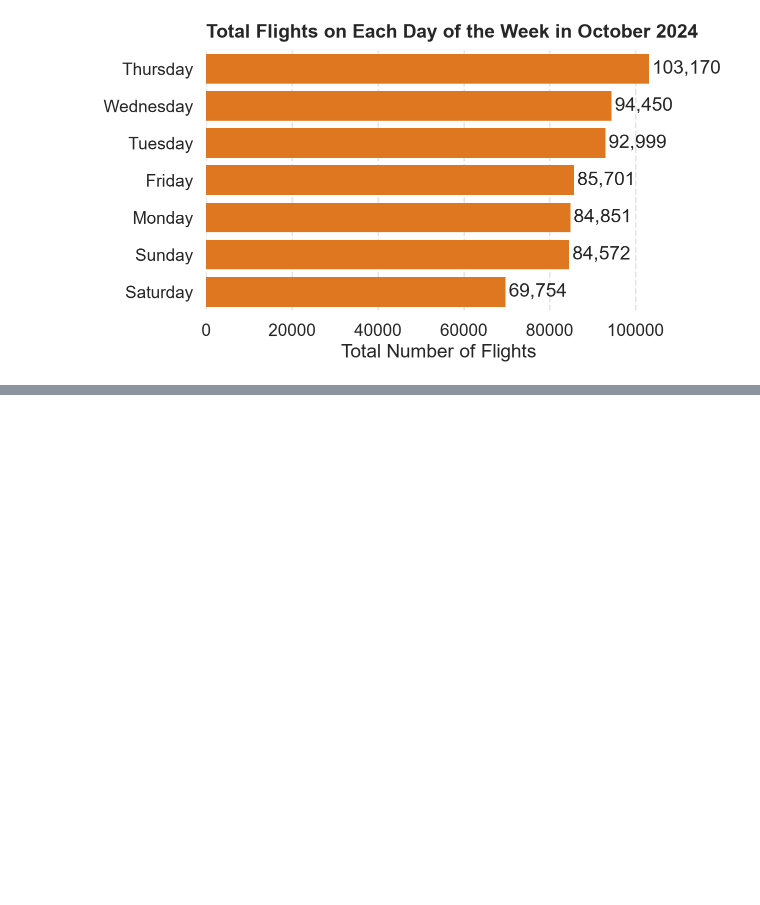
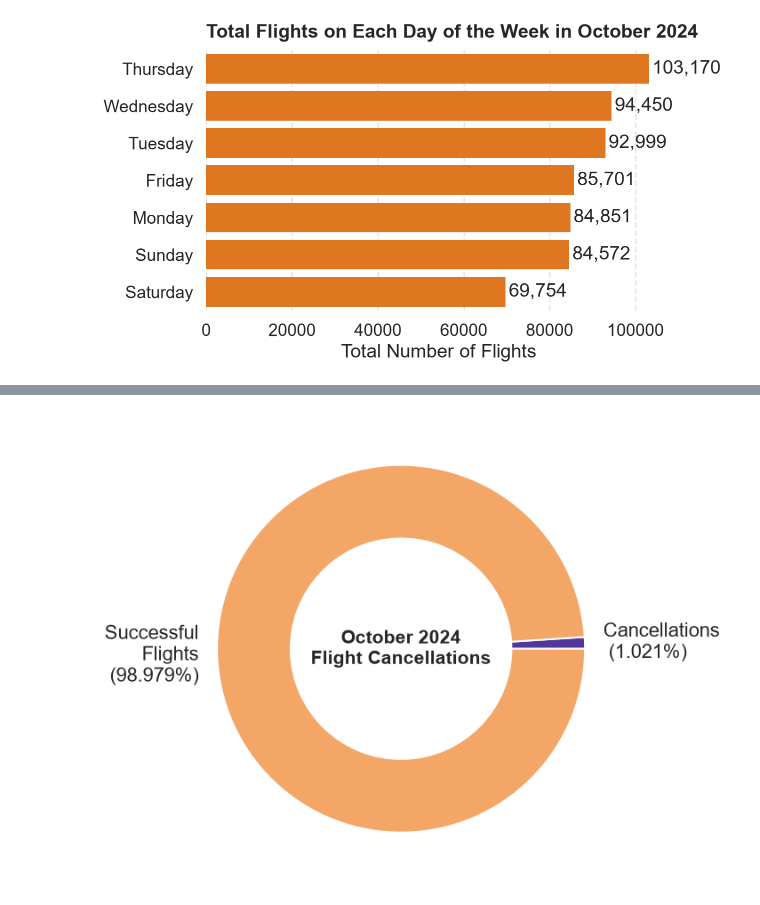
Before and after one commit to kyking077-svg/FAA_Oct_2024, a Jupyter notebook: docs/index.embed.ipynb, the cells around one changed output, grey strips where cells are left out. Saved outputs shown, nothing was run; the diff lists cells and outputs as text; code cells hidden in the pictures; blank space fills up the shorter version.

Commit message:
finished writing cancellation section

```diff
--- a/docs/index.embed.ipynb
+++ b/docs/index.embed.ipynb
@@ -17,8 +17,10 @@ To answer this question, we looked at United States flight records from October
 import pandas as pd
 import matplotlib.pyplot as plt
 import seaborn as sns
+import os
 
-weekday_df = pd.read_csv("data/kylie_king_kk1543_hw4_problem_03_result.csv")
+weekday_df = pd.read_csv(r"data/kylie_king_kk1543_hw4_problem_03_result.csv")
+
 weekday_df = weekday_df.drop(weekday_df.index[-1]) #removing an 'unknown' date flight
 
 sns.set_theme(style="whitegrid", context="talk")
@@ -55,6 +57,7 @@ import matplotlib.pyplot as plt
 import calendar
 
 month_df = pd.read_csv("data/kylie_king_kk1543_hw4_problem_7_result.csv")
+sns.set_theme(style="white", context="talk")
 
 # making sure these are in datetime
 month_df['FlightDate'] = pd.to_datetime(month_df['FlightDate'])
@@ -99,4 +102,5 @@ sns.heatmap(
 plt.title('Daily Flights - October 2024', fontsize=16)
 plt.xlabel('')
 plt.ylabel('')
+plt.show()
 # %% [output]
@@ -106,0 +118,27 @@ In October 2024, for example, the last week of the month saw significantly fewer
+# %%
+#pie chart of cancellations
+import pandas as pd
+import matplotlib.pyplot as plt
+import seaborn as sns
+
+#data
+cancel_df = pd.read_csv("data/kylie_king_kk1543_hw4_problem_6a_result.csv")
+cancellations = cancel_df.at[0, 'Num_Cancelled_Flights']
+total_scheduled_flights = weekday_df['Flight_Count'].sum()
+
+plt.figure(figsize=(7, 7))
+data = [cancellations, total_scheduled_flights-cancellations]
+total = sum(data)
+percentages = [x / total * 100 for x in data]
+labels = [
+    f'Cancellations\n ({percentages[0]:.3f}%)',
+    f'Successful\nFlights\n ({percentages[1]:.3f}%)'
+]
+colors = ['#4e389c','#f4a666']
+
+plt.pie(data, labels=labels, colors=colors, wedgeprops={'width': 0.4})
+plt.text(0, 0, 'October 2024\nFlight Cancellations', ha='center', va='center',
+         fontsize=16, fontweight='bold')
+plt.show()
+# %% [output]
+[figure, added]
```
Also changed, not shown: parts of 8 cells of this notebook, 35 other files.
